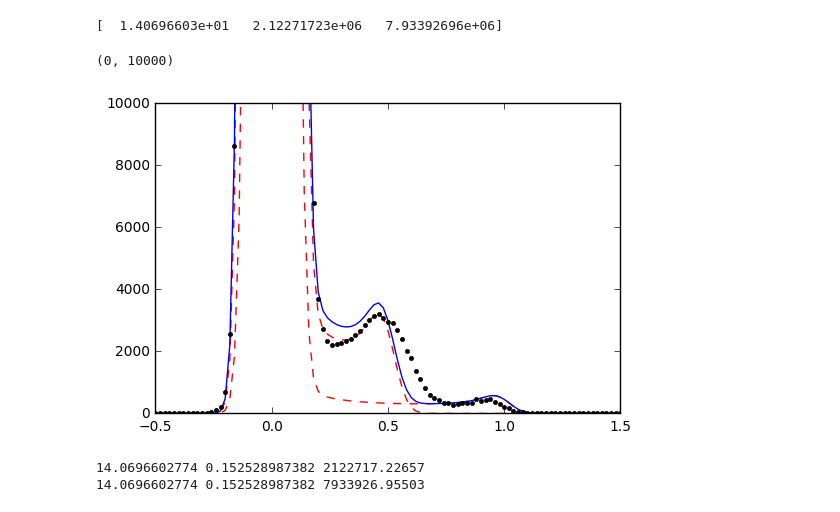
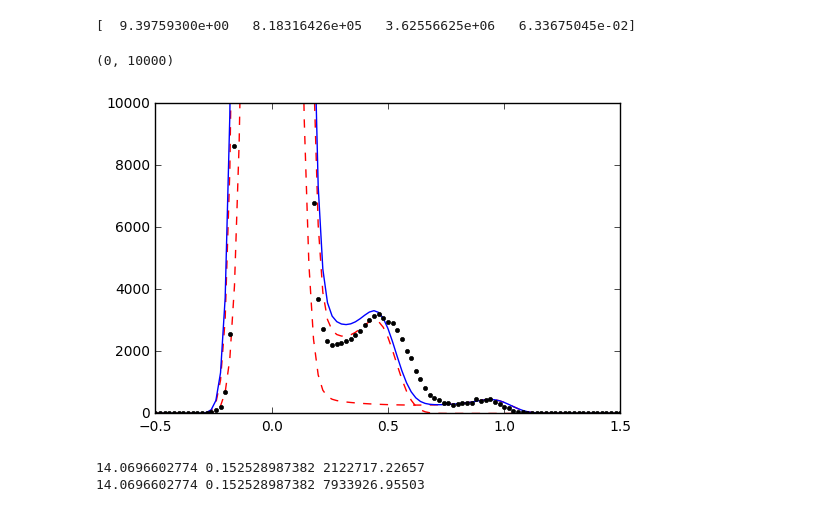
Before and after one commit to mhantke/siph, a Jupyter notebook: photon_splitting.ipynb, the cells around one changed output. Saved outputs shown, nothing was run; the diff lists cells and outputs as text; code cells hidden in the pictures.

```diff
--- a/photon_splitting.ipynb
+++ b/photon_splitting.ipynb
@@ -78,15 +83,0 @@ ylim(0, 10000)
-# %%
-#sigma0 = 0.25
-#L0 = 10
-#noise_sigma0 = 0.2
-sigma0 = 0.17
-L0 = 20
-noise_sigma0 = 0.05
-sigma_fit, L_fit, nphotons_fit, noise_sigma_fit = fit_hist2(H_no, sigma=sigma0, L=L0,
-                                                         noise_sigma=noise_sigma0)
-I_1_fit, H_1_fit = hist_I(sigma_fit, L_fit, nphotons_fit, noise_sigma=noise_sigma_fit, nbins=nbins)
-
-print sigma_fit, L_fit, nphotons_fit, noise_sigma_fit,
-plot(I_no, H_no)
-plot(I_1_fit, H_1_fit, "--", color="black")
-ylim(None, 10000)
@@ -97,11 +288,11 @@ ylim(None, 10000)
 # %%
-hist_I_1 = lambda L, nphotons: hist_I(sigma_fit, L, nphotons, noise_sigma=noise_sigma_fit,
-                                      nbins=nbins, photon_energy=1.0)[1]
+hist_I_1 = lambda L, nphotons, noise_sigma: hist_I(sigma_fit, L, nphotons, noise_sigma=noise_sigma,
+                                                   nbins=nbins, photon_energy=1.0)[1]
 
 
 
-hist_I_N = lambda L, nphotons: hist_I(sigma_fit, L, nphotons, noise_sigma=noise_sigma_fit,
-                                      nbins=nbins, photon_energy=photon_energyN)[1]
+hist_I_N = lambda L, nphotons, noise_sigma: hist_I(sigma_fit, L, nphotons, noise_sigma=noise_sigma,
+                                                   nbins=nbins, photon_energy=photon_energyN)[1]
 #hist_I_C = lambda L, nphotons: hist_I(sigma_fit, L, nphotons, noise_sigma=noise_sigma_fit,
 #                                             nbins=nbins, photon_energy=photon_energyC)[1]
 #hist_I_O = lambda L, nphotons: hist_I(sigma_fit, L, nphotons, noise_sigma=noise_sigma_fit,
@@ -110,34 +301,34 @@ hist_I_N = lambda L, nphotons: hist_I(sigma_fit, L, nphotons, noise_sigma=noise_
 #                                                              hist_I_N(abs(L), abs(nphotonsN)) +\
 #                                                              hist_I_C(abs(L), abs(nphotonsC)) +\
 #                                                              hist_I_O(abs(L), abs(nphotonsO))
-H_sum = lambda L, nphotons1, nphotonsN: hist_I_1(abs(L), abs(nphotons1)) +\
-                                        hist_I_N(abs(L), abs(nphotonsN))
-func = lambda x: (H_N2 - H_sum(x[0], x[1], x[2]))/(H_N2 + H_sum(x[0], x[1], x[2]))
-x = scipy.optimize.leastsq(func, [L_fit, 10000., 10000.])[0]
+H_sum = lambda L, nphotons1, nphotonsN, noise_sigma: hist_I_1(abs(L), abs(nphotons1), abs(noise_sigma)) +\
+                                                     hist_I_N(abs(L), abs(nphotonsN), abs(noise_sigma))
+func = lambda x: (H_N2 - H_sum(x[0], x[1], x[2], x[3]))/(H_N2 + H_sum(x[0], x[1], x[2], x[3]))
+x = scipy.optimize.leastsq(func, [L_fit, 2122717.22657, 7933926.95503, noise_sigma_fit])[0]
 x = abs(array(x))
-[L_fit2, nphotons1_fit, nphotonsN_fit] = x
+[L_fit2, nphotons1_fit, nphotonsN_fit, noise_sigma_fit2] = x
 print x
 # %% [output]
-[  1.40696603e+01   2.12271723e+06   7.93392696e+06]
+[  9.39759300e+00   8.18316426e+05   3.62556625e+06   6.33675045e-02]
 # %%
 I = linspace(-0.5, 1.5, nbins)
-H_1 = hist_I_1(L_fit2, nphotons1_fit)
-H_N = hist_I_N(L_fit2, nphotonsN_fit)
+H_1 = hist_I_1(L_fit2, nphotons1_fit, noise_sigma_fit2)
+H_N = hist_I_N(L_fit2, nphotonsN_fit, noise_sigma_fit2)
 #H_C = hist_I_C(L_fit2, nphotonsC_fit)
 #H_O = hist_I_O(L_fit2, nphotonsO_fit)
 
 I = linspace(-0.5, 1.5, nbins)
 plot(I, H_1, "--", c='red')
 plot(I, H_N, "--", c='red')
 #plot(I, H_C, "--", c='red')
 #plot(I, H_O, "--", c='red')
 #plot(I, H_1+H_N+H_C+H_O)
 plot(I, H_1+H_N)
 plot(I, H_N2, ".", c="black")
 ylim(0, 10000)
 # %% [output]
 (0, 10000)
-[figure, old version]
+[figure, new version]
 # %%
 print L_fit2, sigma_fit, nphotons1_fit
 print L_fit2, sigma_fit, nphotonsN_fit
```
Also changed, not shown: parts of 19 cells of this notebook, 1 other file.
